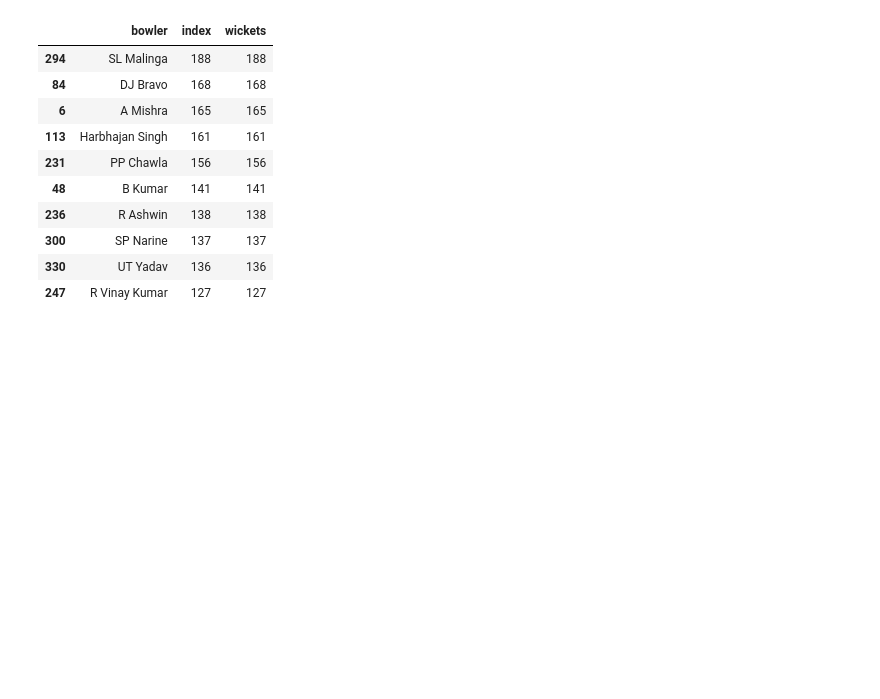
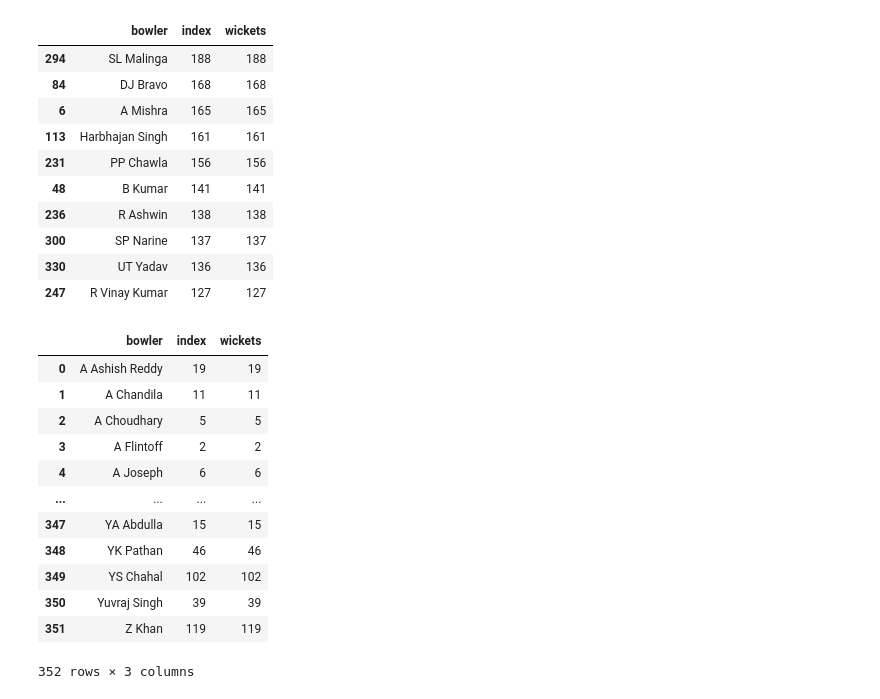
Before and after one commit to sakshamj74/IPL-Analysis, a Jupyter notebook: Deliveries.ipynb, the cells around one changed output. Cells and saved outputs as stored; diff of their text form; code cells hidden in the pictures; blank space fills up the shorter version.

```diff
--- a/Deliveries.ipynb
+++ b/Deliveries.ipynb
@@ -62,6 +57,22 @@ top_bowlers
 | 300 | SP Narine | 137 | 137 |
 | 330 | UT Yadav | 136 | 136 |
 | 247 | R Vinay Kumar | 127 | 127 |
+# %%
+bowlers_df
+# %% [output]
+|  | bowler | index | wickets |
+| 0 | A Ashish Reddy | 19 | 19 |
+| 1 | A Chandila | 11 | 11 |
+| 2 | A Choudhary | 5 | 5 |
+| 3 | A Flintoff | 2 | 2 |
+| 4 | A Joseph | 6 | 6 |
+| ... | ... | ... | ... |
+| 347 | YA Abdulla | 15 | 15 |
+| 348 | YK Pathan | 46 | 46 |
+| 349 | YS Chahal | 102 | 102 |
+| 350 | Yuvraj Singh | 39 | 39 |
+| 351 | Z Khan | 119 | 119 |
+352 rows × 3 columns
 # %%
 print("Top 10 wicket tackers in the History of IPL")
 sns.barplot(top_bowlers['wickets'],top_bowlers['bowler'])
```
Also changed, not shown: parts of 8 cells of this notebook.
